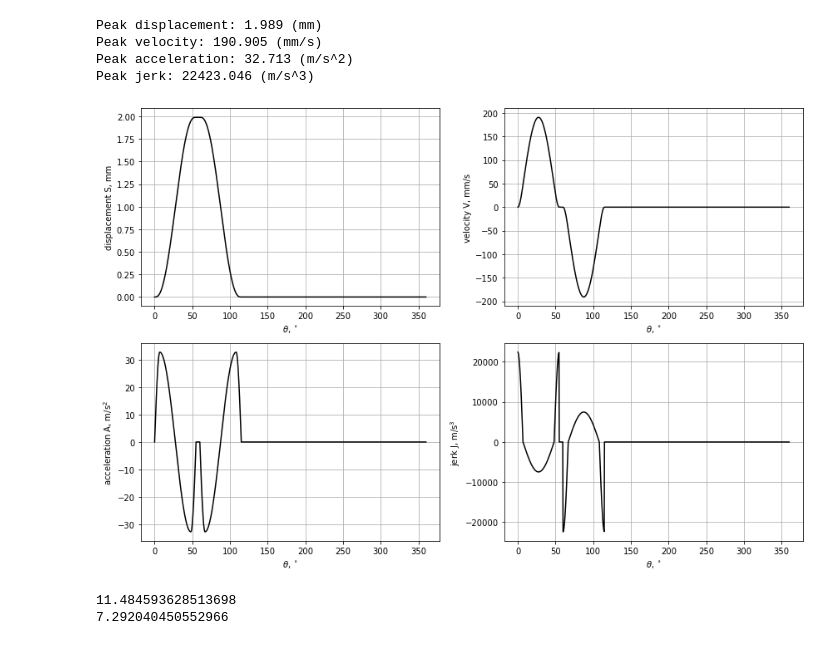
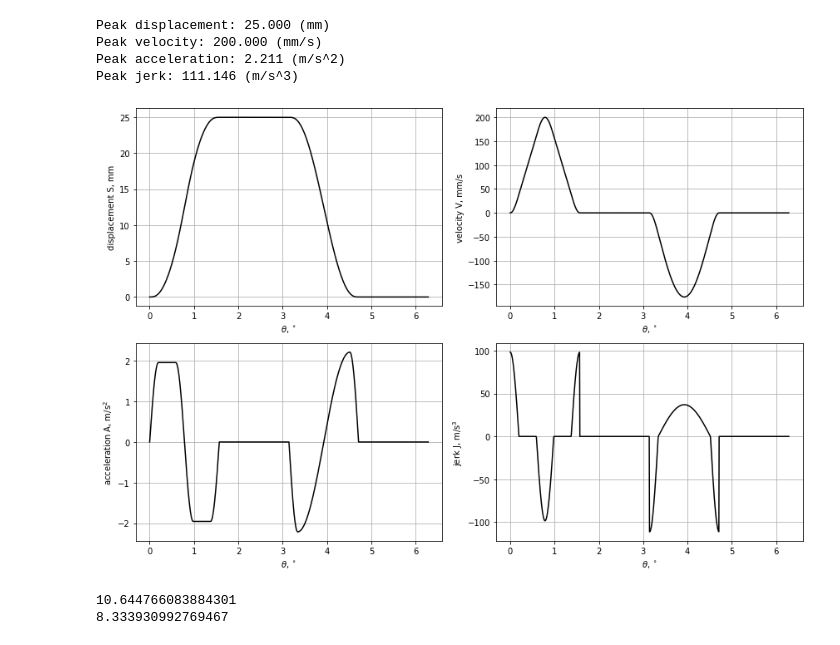
Before and after one commit to chimnonvuive/literate-meme, a Jupyter notebook: air compressor/cam.ipynb, the cells around one changed output. Cells and saved outputs as stored; diff of their text form; code cells hidden in the pictures.

```diff
--- a/air compressor/cam.ipynb
+++ b/air compressor/cam.ipynb
@@ -117,83 +117,74 @@ def HalfCycloidal2(h, beta):
     return h * (t/beta - 1/pi*sp.sin(pi*t/beta))
 # %%
 ang = 6
-b1, b2, b3, b4 = 55, 5, 55, 245
-num, n = 1000, 500
-omg = n*np.pi/30
-h = float(2*sp.cos(ang*sp.pi/180))
-# b1, b2, b3, b4 = 90, 90, 90, 90
-# num, n = 1000, 60
-# omg = n*np.pi/30
-# h = 25#float(2*sp.cos(ang*sp.pi/180))
+b1, b2, b3, b4 = 90, 90, 90, 90
+num, n = 1000, 60
+omg = n*pi/30
+h = 25
 
-s1 =  FullModifiedSinusoidal(h,b1)
-s2 = s2n = np.ones(int(num*b2/360))*h
-# s3 = h * (1 - t/b3r + 1/2/sp.pi*sp.sin(2*sp.pi*t/b3r))
+s1 =  FullModifiedTrapezoidal(h,b1)
+s2 = s2n = np.ones(int(num*b2/360)) * h
 s3 = -FullModifiedSinusoidal(h,b3) + h
 s4 = s4n = np.zeros(int(num*b4/360))
 s1n = sp.lambdify(t,s1)
 s3n = sp.lambdify(t,s3)
 
-t1 = np.linspace(0,b1,int(num*b1/360),endpoint=0)
-t2 = np.linspace(0,b2,int(num*b2/360),endpoint=0)
-t3 = np.linspace(0,b3,int(num*b3/360),endpoint=0)
-t4 = np.linspace(0,b4,int(num*b4/360))
-xs = np.hstack([t1,b1+t2,b1+b2+t3,b1+b2+b3+t4])
-ys = np.hstack([s1n(t1*np.pi/180),s2n,s3n(t3*np.pi/180),s4n])
+t1 = np.linspace(0,b1,int(num*b1/360),endpoint=0)*pi/180
+t2 = np.linspace(0,b2,int(num*b2/360),endpoint=0)*pi/180
+t3 = np.linspace(0,b3,int(num*b3/360),endpoint=0)*pi/180
+t4 = np.linspace(0,b4,int(num*b4/360),endpoint=1)*pi/180
+b1r, b2r, b3r, b4r = np.array([b1,b2,b3,b4])*np.pi/180
+xs = np.hstack([t1,b1r+t2,b1r+b2r+t3,b1r+b2r+b3r+t4])
+ys = np.hstack([s1n(t1),s2n,s3n(t3),s4n])
 
-ds1 = s1.diff()
 ds2 = ds2n = np.zeros(int(num*b2/360))
-ds3 = s3.diff()
-ds1n = sp.lambdify(t, ds1)
-ds3n = sp.lambdify(t, ds3)
-dys = np.hstack([ds1n(t1*np.pi/180),ds2n,ds3n(t3*np.pi/180),s4n])
 
-dds1 = ds1.diff()
-dds3 = ds3.diff()
-dds1n = sp.lambdify(t, dds1)
-dds3n = sp.lambdify(t, dds3)
-ddys = np.hstack([dds1n(t1*np.pi/180),ds2n,dds3n(t3*np.pi/180),s4n])
+ds1n = sp.lambdify(t, s1.diff())
+ds3n = sp.lambdify(t, s3.diff())
+dys = np.hstack([ds1n(t1),ds2n,ds3n(t3),s4n])
 
-ddds1 = dds1.diff()
-ddds3 = dds3.diff()
-ddds1n = sp.lambdify(t, ddds1)
-ddds3n = sp.lambdify(t, ddds3)
-dddys = np.hstack([ddds1n(t1*np.pi/180),ds2n,ddds3n(t3*np.pi/180),s4n])
+dds1n = sp.lambdify(t, s1.diff(t,2))
+dds3n = sp.lambdify(t, s3.diff(t,2))
+ddys = np.hstack([dds1n(t1),ds2n,dds3n(t3),s4n])
+
+ddds1n = sp.lambdify(t, s1.diff(t,3))
+ddds3n = sp.lambdify(t, s3.diff(t,3))
+dddys = np.hstack([ddds1n(t1),ds2n,ddds3n(t3),s4n])
 
 fig, ax = plt.subplots(2,2,figsize=(12,8))
 ax[0][0].plot(xs,ys,label='S',c='k')
 ax[0][0].set_xlabel(r'$\theta$, $^\circ$')
 ax[0][0].set_ylabel(r'displacement S, mm')
 ax[0][0].grid()
 
 ax[0][1].plot(xs,dys*omg,label='V',c='k')
 ax[0][1].set_xlabel(r'$\theta$, $^\circ$')
 ax[0][1].set_ylabel(r'velocity V, mm/s')
 ax[0][1].grid()
 
 ax[1][0].plot(xs,ddys*omg**2/1e3,label='A',c='k')
 ax[1][0].set_xlabel(r'$\theta$, $^\circ$')
 ax[1][0].set_ylabel(r'acceleration A, m/s$^2$')
 ax[1][0].grid()
 
 ax[1][1].plot(xs,dddys*omg**3/1e3,label='J',c='k')
 ax[1][1].set_xlabel(r'$\theta$, $^\circ$')
 ax[1][1].set_ylabel(r'jerk J, m/s$^3$')
 ax[1][1].grid()
 
 plt.tight_layout()
-print(r'Peak displacement: {0:.3f} (mm)'.format(np.max(abs(ys))))
+print(r'Peak displacement: {0:.3f} (mm)'.format(np.max(np.abs(ys))))
 print(r'Peak velocity: {0:.3f} (mm/s)'.format(np.max(abs(dys*omg))))
 print(r'Peak acceleration: {0:.3f} (m/s^2)'.format(np.max(abs(ddys*omg**2)/1e3)))
 print(r'Peak jerk: {0:.3f} (m/s^3)'.format(np.max(abs(dddys*omg**3/1e3))))
 
 # plt.savefig('SVAJ2.png',dpi=600)
 # %% [output]
-Peak displacement: 1.989 (mm)
-Peak velocity: 190.905 (mm/s)
-Peak acceleration: 32.713 (m/s^2)
-Peak jerk: 22423.046 (m/s^3)
+Peak displacement: 25.000 (mm)
+Peak velocity: 200.000 (mm/s)
+Peak acceleration: 2.211 (m/s^2)
+Peak jerk: 111.146 (m/s^3)
-[figure, old version]
+[figure, new version]
 # %%
 rho_min = 1.5
 Rb = rho_min - min(ys + ddys)
@@ -206,6 +197,6 @@ print(max(dys)-min(dys))
 # pn = sp.lambdify(t,p)
 # plt.plot(np.linspace(0,100), pn(np.linspace(0,100)))
 # %% [output]
-11.484593628513698
-7.292040450552966
+10.644766083884301
+8.333930992769467
 # %%
```
Also changed, not shown: parts of 2 cells of this notebook, 4 other files.
